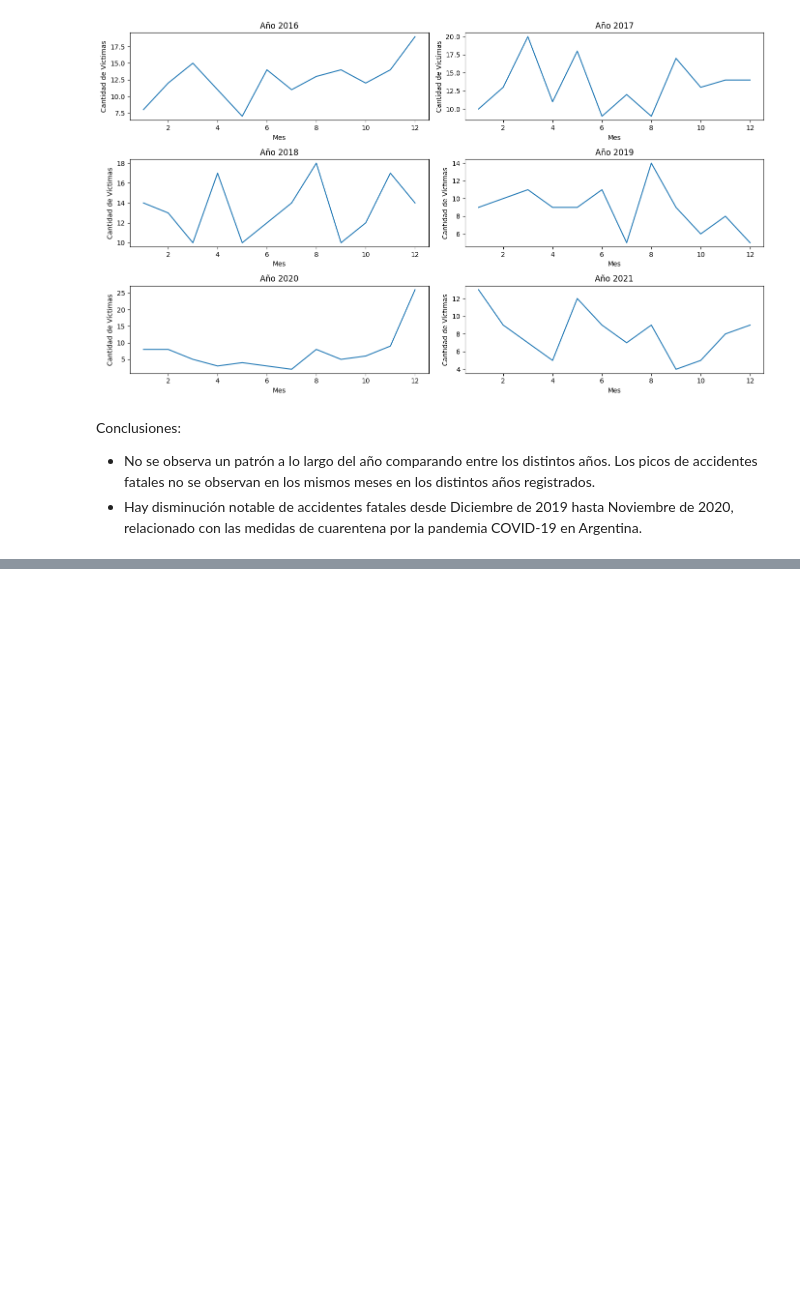
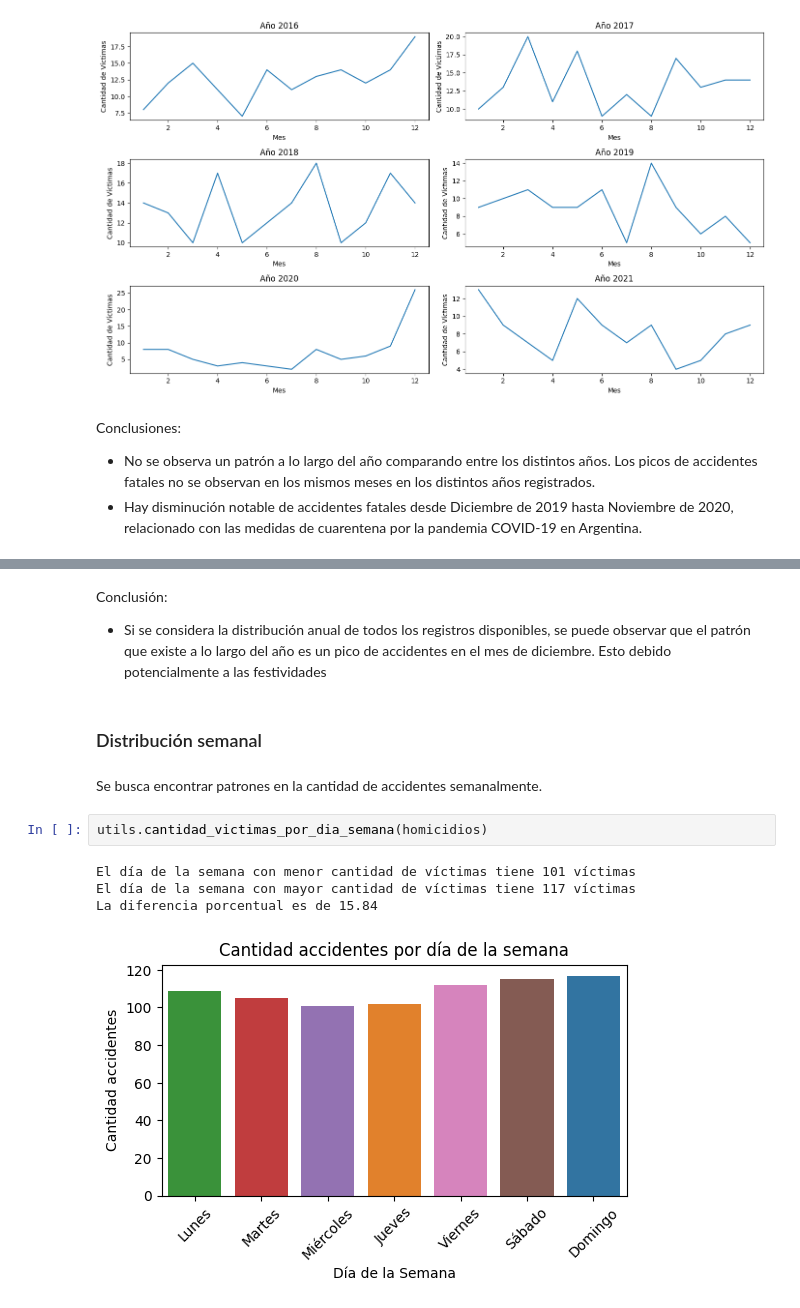
Before and after one commit to Ivan2125/Data-Analytics-Siniestros-Viales, a Jupyter notebook: 01-eda.ipynb, the cells around one changed output, grey strips where cells are left out. Cells and saved outputs as stored; diff of their text form; blank space fills up the shorter version.

```diff
--- a/01-eda.ipynb
+++ b/01-eda.ipynb
@@ -814,0 +819,15 @@ utils.cantidad_victimas_mensuales(homicidios)
+# %% [markdown]
+Conclusión:
+
+* Si se considera la distribución anual de todos los registros disponibles, se puede observar que el patrón que existe a lo largo del año es un pico de accidentes en el mes de diciembre. Esto debido potencialmente a las festividades
+# %% [markdown]
+### Distribución semanal
+# %% [markdown]
+Se busca encontrar patrones en la cantidad de accidentes semanalmente.
+# %%
+utils.cantidad_victimas_por_dia_semana(homicidios)
+# %% [output]
+El día de la semana con menor cantidad de víctimas tiene 101 víctimas
+El día de la semana con mayor cantidad de víctimas tiene 117 víctimas
+La diferencia porcentual es de 15.84
+[figure, added]
```
Also changed, not shown: parts of 37 cells of this notebook, 1 other file.
